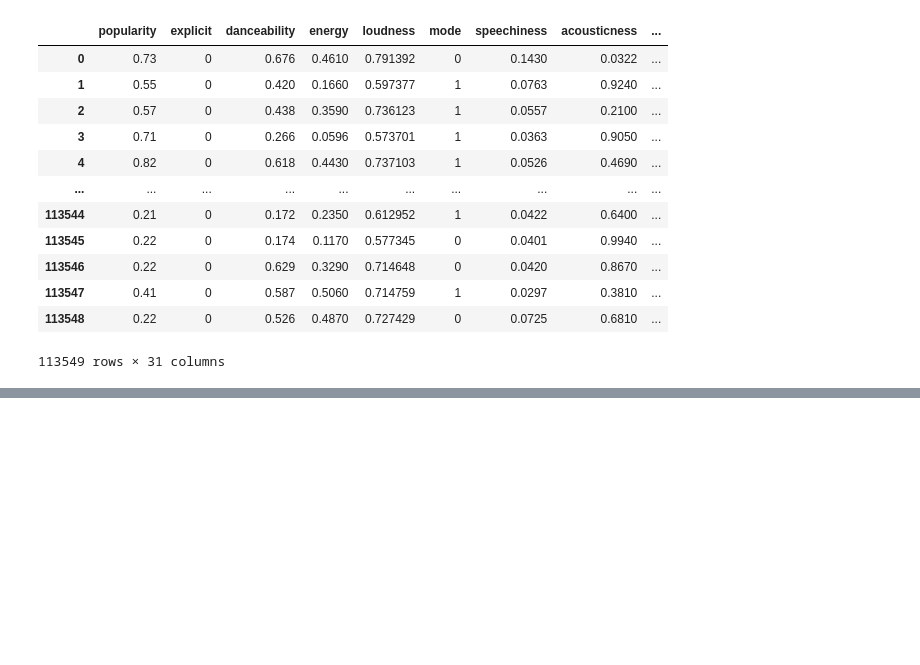
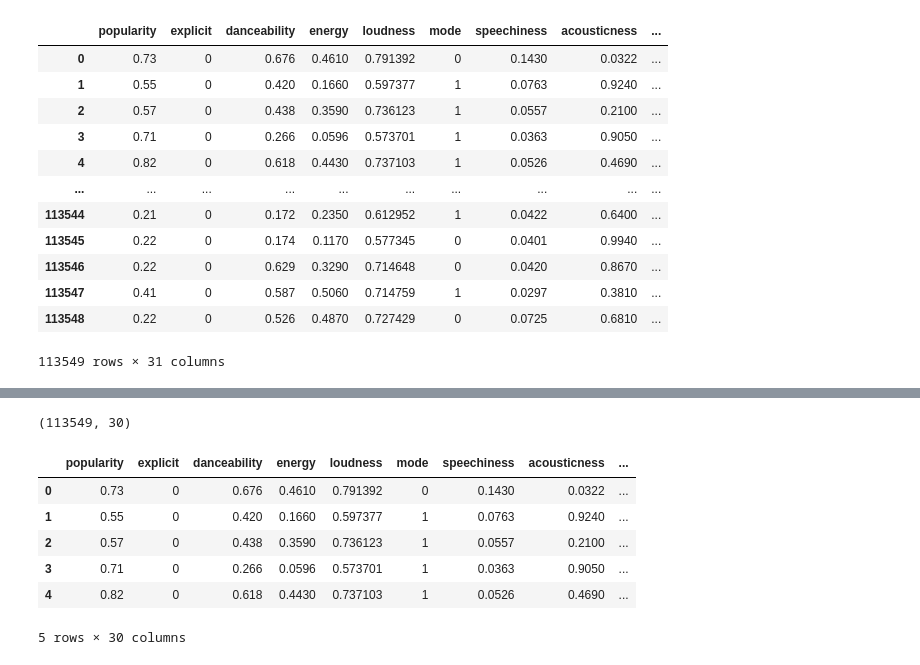
Before and after one commit to skronheim/Project-4, a Jupyter notebook: Genre_Model/4 Making predictions.ipynb, the cells around one changed output, grey strips where cells are left out. Cells and saved outputs as stored; diff of their text form; code cells hidden in the pictures; blank space fills up the shorter version.

```diff
--- a/Genre_Model/4 Making predictions.ipynb
+++ b/Genre_Model/4 Making predictions.ipynb
@@ -44,0 +42,12 @@ X_val_scaled = scaler.transform(X_val)
+# %%
+print(features.shape)
+features.head()
+# %% [output]
+(113549, 30)
+|  | popularity | explicit | danceability | energy | loudness | mode | speechiness | acousticness | ... |
+| 0 | 0.73 | 0 | 0.676 | 0.4610 | 0.791392 | 0 | 0.1430 | 0.0322 | ... |
+| 1 | 0.55 | 0 | 0.420 | 0.1660 | 0.597377 | 1 | 0.0763 | 0.9240 | ... |
+| 2 | 0.57 | 0 | 0.438 | 0.3590 | 0.736123 | 1 | 0.0557 | 0.2100 | ... |
+| 3 | 0.71 | 0 | 0.266 | 0.0596 | 0.573701 | 1 | 0.0363 | 0.9050 | ... |
+| 4 | 0.82 | 0 | 0.618 | 0.4430 | 0.737103 | 1 | 0.0526 | 0.4690 | ... |
+5 rows × 30 columns
```
Also changed, not shown: parts of 28 cells of this notebook, 2 other files.
